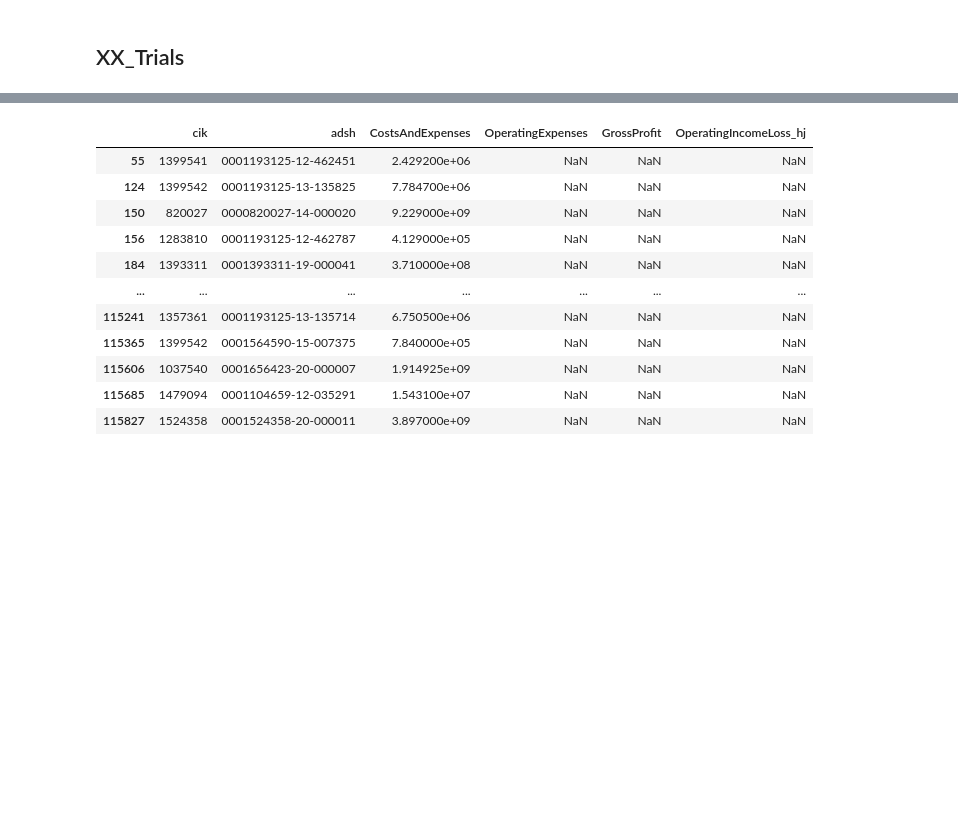
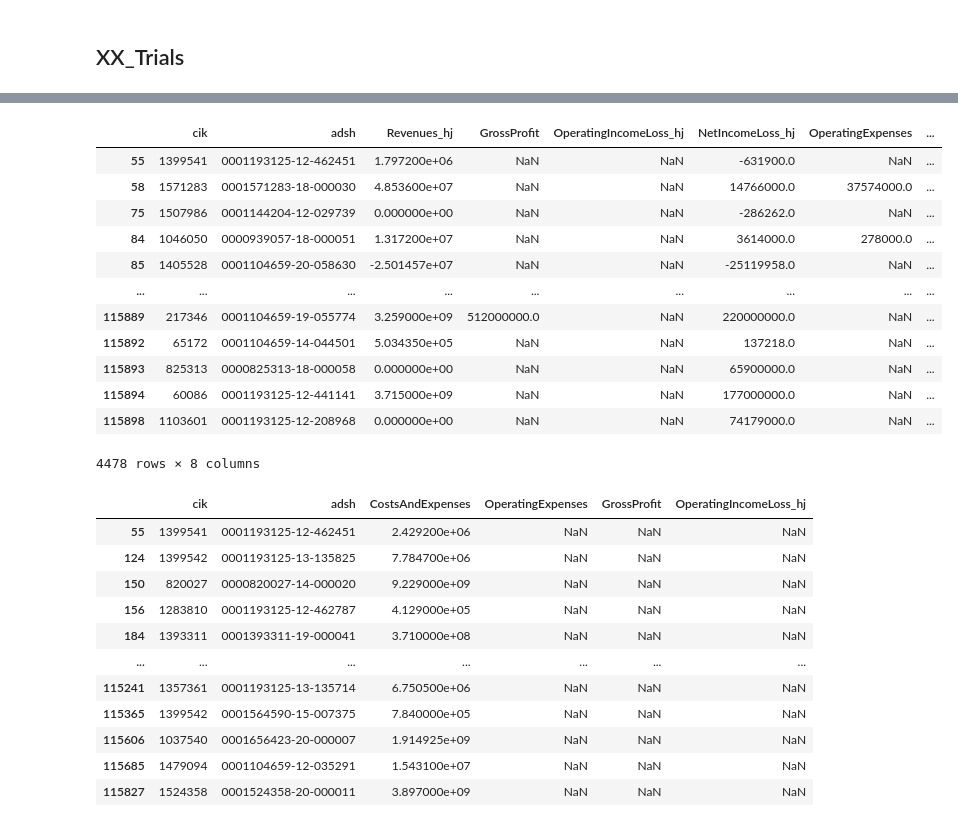
Before and after one commit to HansjoergW/bfh_mt_hs2020_sec_data, a Jupyter notebook: 05_CompleteAndCombine.ipynb, the cells around one changed output, grey strips where cells are left out. Cells and saved outputs as stored; diff of their text form; code cells hidden in the pictures; blank space fills up the shorter version.

```diff
--- a/05_CompleteAndCombine.ipynb
+++ b/05_CompleteAndCombine.ipynb
@@ -291,3 +310,20 @@ is_df[((is_df.CostsAndExpenses.notnull() & is_df.Revenues_hj.notnull() & is_df.N
+# %%
+is_df[((is_df.Revenues_hj.isnull() | is_df.GrossProfit.isnull() | is_df.OperatingIncomeLoss_hj.isnull() | is_df.NetIncomeLoss_hj.isnull() ))] \
+  [['cik','adsh','Revenues_hj','GrossProfit','OperatingIncomeLoss_hj', 'NetIncomeLoss_hj', 'OperatingExpenses','CostsAndExpenses']] #721
+# %% [output]
+|  | cik | adsh | Revenues_hj | GrossProfit | OperatingIncomeLoss_hj | NetIncomeLoss_hj | OperatingExpenses | ... |
+| 55 | 1399541 | 0001193125-12-462451 | 1.797200e+06 | NaN | NaN | -631900.0 | NaN | ... |
+| 58 | 1571283 | 0001571283-18-000030 | 4.853600e+07 | NaN | NaN | 14766000.0 | 37574000.0 | ... |
+| 75 | 1507986 | 0001144204-12-029739 | 0.000000e+00 | NaN | NaN | -286262.0 | NaN | ... |
+| 84 | 1046050 | 0000939057-18-000051 | 1.317200e+07 | NaN | NaN | 3614000.0 | 278000.0 | ... |
+| 85 | 1405528 | 0001104659-20-058630 | -2.501457e+07 | NaN | NaN | -25119958.0 | NaN | ... |
+| ... | ... | ... | ... | ... | ... | ... | ... | ... |
+| 115889 | 217346 | 0001104659-19-055774 | 3.259000e+09 | 512000000.0 | NaN | 220000000.0 | NaN | ... |
+| 115892 | 65172 | 0001104659-14-044501 | 5.034350e+05 | NaN | NaN | 137218.0 | NaN | ... |
+| 115893 | 825313 | 0000825313-18-000058 | 0.000000e+00 | NaN | NaN | 65900000.0 | NaN | ... |
+| 115894 | 60086 | 0001193125-12-441141 | 3.715000e+09 | NaN | NaN | 177000000.0 | NaN | ... |
+| 115898 | 1103601 | 0001193125-12-208968 | 0.000000e+00 | NaN | NaN | 74179000.0 | NaN | ... |
+4478 rows × 8 columns
 # %%
 is_df[((is_df.CostsAndExpenses.notnull() & is_df.GrossProfit.isnull() & is_df.OperatingIncomeLoss_hj.isnull()))][['cik','adsh','CostsAndExpenses', 'OperatingExpenses','GrossProfit','OperatingIncomeLoss_hj']] #721
 #is_df[((is_df.OperatingExpenses.notnull() & is_df.GrossProfit.isnull() & is_df.OperatingIncomeLoss_hj.notnull()))][['cik','adsh','OperatingExpenses','GrossProfit','OperatingIncomeLoss_hj']] #11618
```
Also changed, not shown: parts of 15 cells of this notebook, 1 other file.
